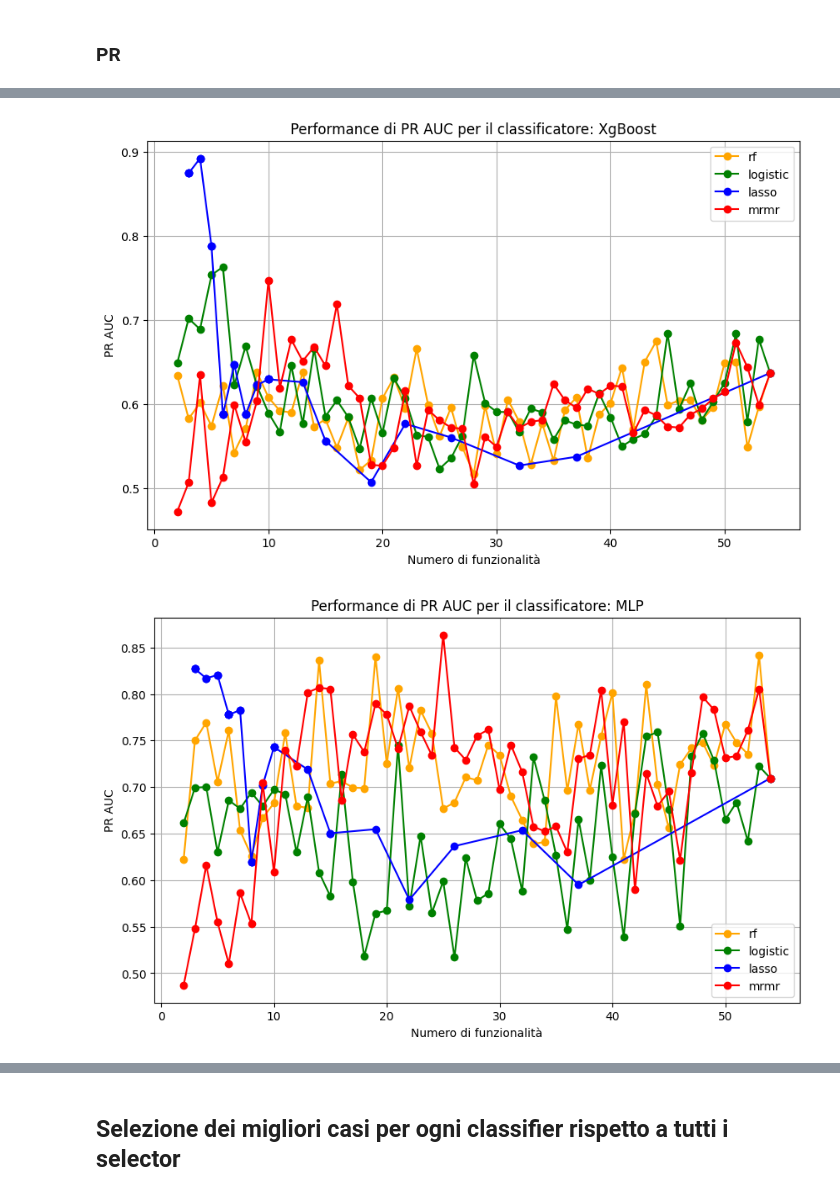
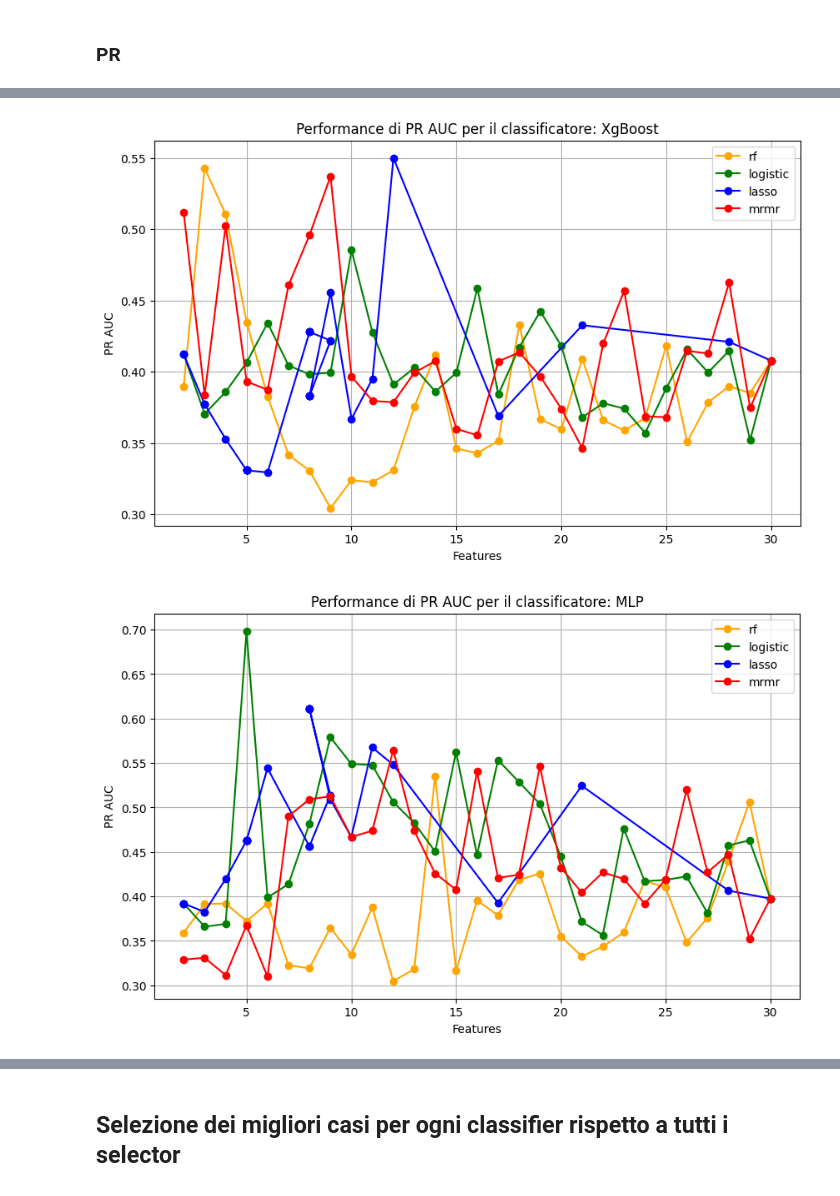
Before and after one commit to alessiamenozzi/ThesisPlaques, a Jupyter notebook: 1ValidationSet.ipynb, the cells around one changed output, grey strips where cells are left out. Saved outputs shown, nothing was run; the diff lists cells and outputs as text; code cells hidden in the pictures.

```diff
--- a/1ValidationSet.ipynb
+++ b/1ValidationSet.ipynb
@@ -725,13 +723,15 @@ for classifier in classifiers:
                 }
 
 
-        features=perform_correlation(features_train, y_train, 64, 0.85)
+        features=perform_correlation(features_train, y_train, 32, 0.85)
 
         final_patients_train=remove_features_from_patients(features_train, features)
         final_patients_test=remove_features_from_patients(features_test, features)
         final_patients_val=remove_features_from_patients(features_val, features)
 
         x_train_expanded, y_train_expanded, _ = continue_array(final_patients_train, y_train)
+
+        print(len(x_train_expanded[0]))
 
         if selector == 'lasso':
                 for alpha in alpha_values:
@@ -984,14 +960,14 @@ test_backup = results_test
 # %%
 import pickle
 
-file_path = "C:\\Users\\bsbar\\Desktop\\results\\results_val64.pkl"
+file_path = "C:\\Users\\bsbar\\Desktop\\results\\results_val32noshuffle.pkl"
 #file_path =
 
 # Salvare i risultati in file pickle
 with open(file_path, 'wb') as file:
     pickle.dump(results_val, file)
 
-file_path = "C:\\Users\\bsbar\\Desktop\\results\\results_test64.pkl"
+file_path = "C:\\Users\\bsbar\\Desktop\\results\\results_test32noshuffle.pkl"
 #file_path =
 
 with open(file_path, 'wb') as file:
@@ -1001,12 +977,15 @@ print("File Pickle creati con successo.")
 # %% [output]
 File Pickle creati con successo.
 # %%
-file_path = "C:\\Users\\bsbar\\Desktop\\results\\results_val64.pkl"
+import pickle
+
+
+file_path = "C:\\Users\\bsbar\\Desktop\\results\\results_val32noshuffle.pkl"
 #file_path =
 with open(file_path, 'rb') as file:
     results_val = pickle.load(file)
 
-file_path = "C:\\Users\\bsbar\\Desktop\\results\\results_test64.pkl"
+file_path = "C:\\Users\\bsbar\\Desktop\\results\\results_test32noshuffle.pkl"
 #file_path =
 with open(file_path, 'rb') as file:
     results_test = pickle.load(file)
@@ -1040,7 +1019,7 @@ for i, classifier in enumerate(classifiers):
         plt.plot(num_features, roc_auc, marker='o', label=selector, color=colors.get(selector, 'black'))
 
     plt.title(f'Performance di ROC AUC per il classificatore: {classifier}')
-    plt.xlabel('Numero di funzionalità')
+    plt.xlabel('Features')
     plt.ylabel('ROC AUC')
     plt.legend()
     plt.grid(True)
@@ -1072,7 +1057,7 @@ for i, classifier in enumerate(classifiers):
         plt.plot(num_features, pr_auc, marker='o', label=selector, color=colors.get(selector, 'black'))
 
     plt.title(f'Performance di PR AUC per il classificatore: {classifier}')
-    plt.xlabel('Numero di funzionalità')
+    plt.xlabel('Features')
     plt.ylabel('PR AUC')
     plt.legend()
     plt.grid(True)
@@ -1083,2 +1068,2 @@ for i, classifier in enumerate(classifiers):
-[figure, old version]
+[figure, new version]
-[figure, old version]
+[figure, new version]
```
Also changed, not shown: parts of 10 cells of this notebook.
